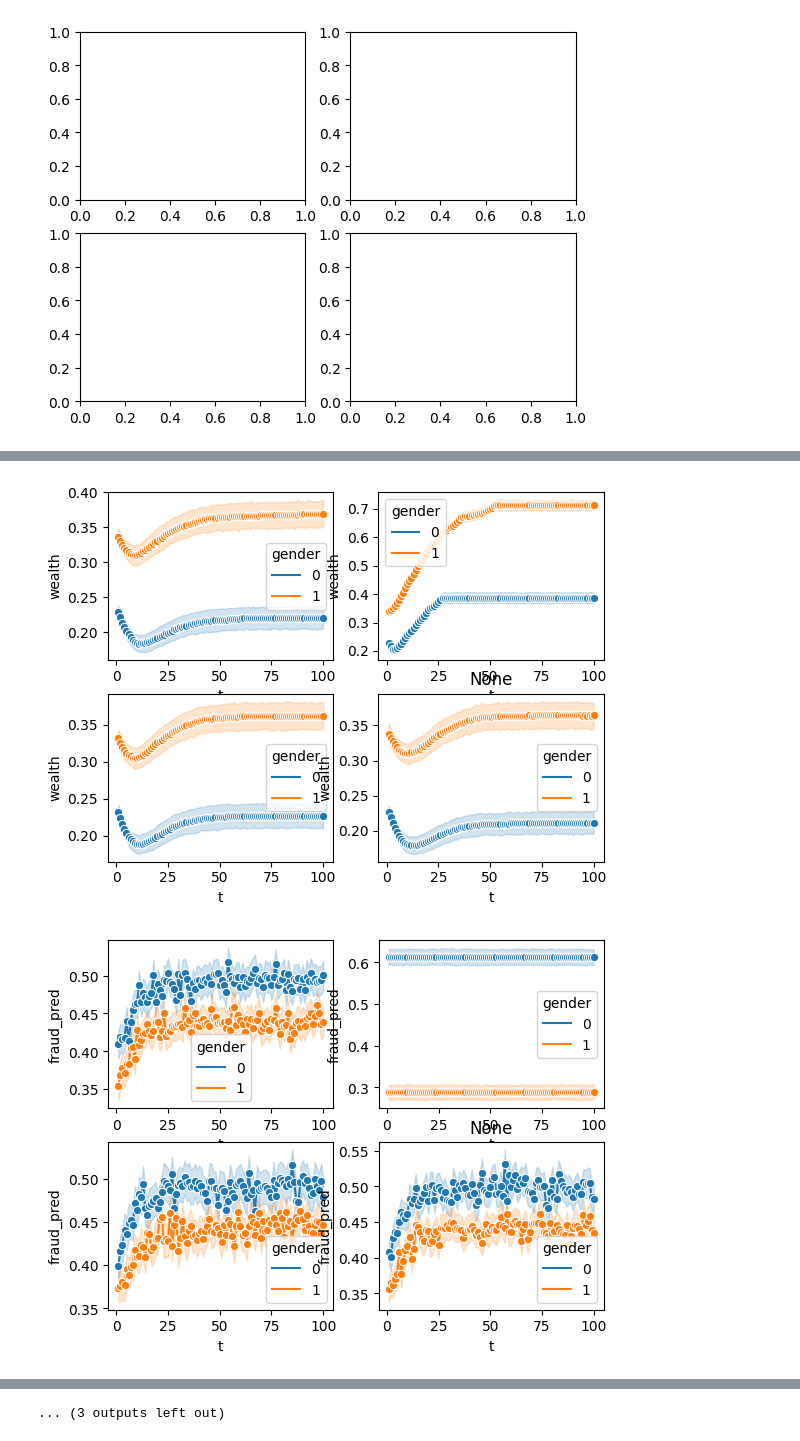
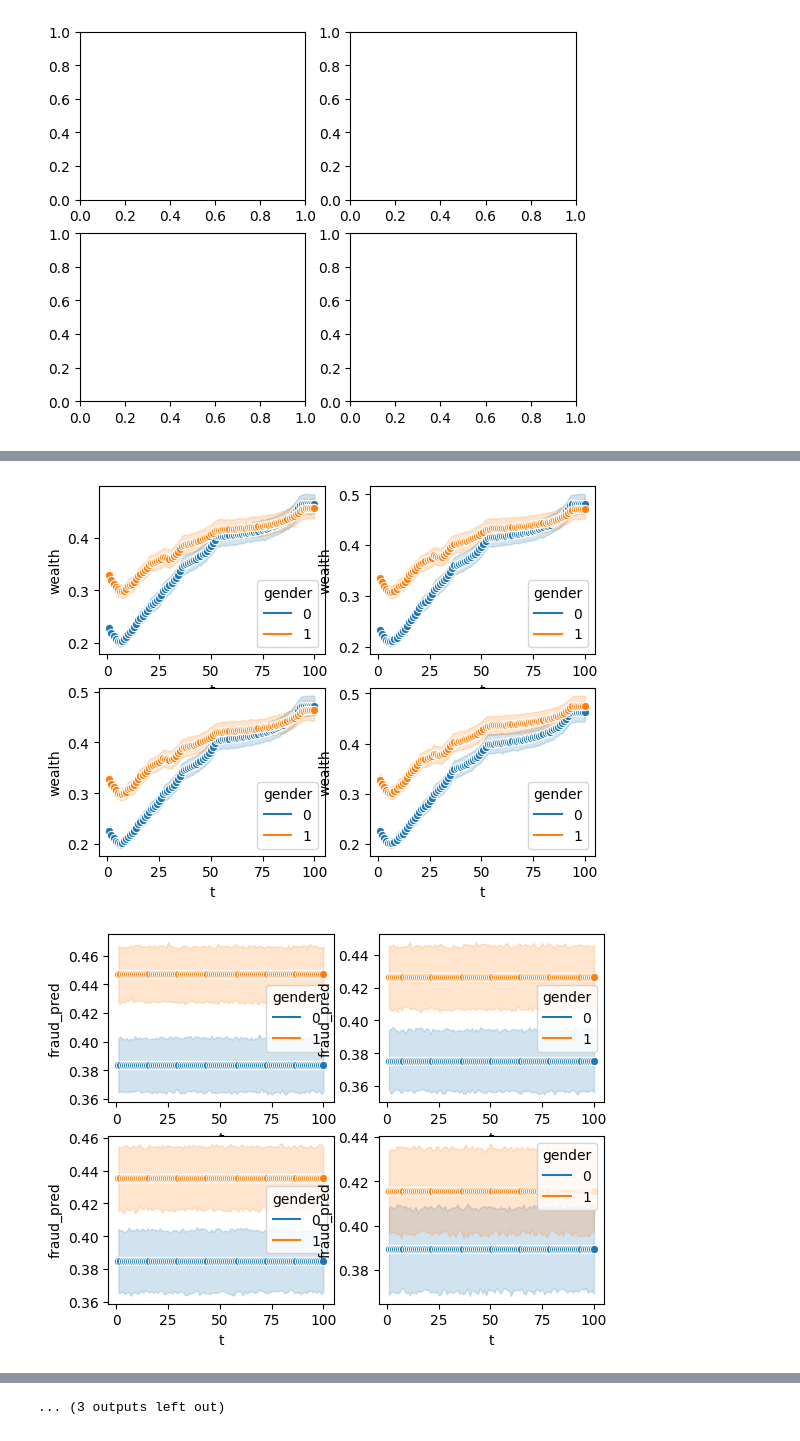
Before and after one commit to Le-Ty/abm_dm_impact, a Jupyter notebook: basic/evals/mlp_vs_clf.ipynb, the cells around one changed output, grey strips where cells are left out. Cells and saved outputs as stored; diff of their text form; code cells hidden in the pictures.

```diff
--- a/basic/evals/mlp_vs_clf.ipynb
+++ b/basic/evals/mlp_vs_clf.ipynb
@@ -178,12 +171,23 @@ KeyboardInterrupt:
 # %%
-with open('df_ None _appeal.pkl', "rb") as f:
+with open('data/expis/05_09/df_star_is3.pkl_appeal.pkl', "rb") as f:
     proba_appeal = pickle.load(f)
 
-with open('df_ None _None.pkl', "rb") as f:
+with open('data/expis/05_09/df_star_is3.pkl_None.pkl', "rb") as f:
     proba = pickle.load(f)
 
-with open('df_ clf_det0_decorFalse2.pkl _appeal.pkl', "rb") as f:
+with open('data/expis/05_09/df_star_is2.pkl_appeal.pkl', "rb") as f:
     mlp_appeal = pickle.load(f)
 
-with open('parameters_mlp.pkl', "rb") as f:
+with open('data/expis/05_09/df_star_is2.pkl_None.pkl', "rb") as f:
     mlp = pickle.load(f)
+
+sns.histplot(mlp['wealth'])
+
+
+dfs = [mlp, mlp_appeal, proba, proba_appeal]
+data = []
+for df in dfs:
+    df = transform_pd(df)
+    data.append(df)
+
+len(data)
@@ -190,8 +217,10 @@ with open('parameters_mlp.pkl', "rb") as f:
 # %%
-mlp = transform_pd(mlp)
-mlp_appeal = transform_pd(mlp_appeal)
-proba_appeal = transform_pd(proba_appeal)
-proba = transform_pd(proba)
+# mlp = transform_pd(mlp)
+# mlp_appeal = transform_pd(mlp_appeal)
+# proba_appeal = transform_pd(proba_appeal)
+# proba = transform_pd(proba)
 
-data = [mlp, mlp_appeal, proba, proba_appeal]
+data = [proba]
+
+proba['wealth'].mean()
 # %% [output]
@@ -328,8 +395,8 @@ viz(data, 'fraud_pred', 'gender')
 viz(data, 'fraud', 'gender')
 
 viz(data, 'wealth', 'misclassifications')
-viz(data, 'fraud_pred', 'misclassifications')
-viz(data, 'fraud', 'misclassifications')
+viz(data, 'gender', 'misclassifications')
+viz(data, 'race', 'misclassifications')
 
 viz(data, 'wealth', 'intersect')
 viz(data, 'fraud_pred', 'intersect')
@@ -345,2 +412,2 @@ viz2(data, 'fraud_pred')
-[figure, old version]
+[figure, new version]
-[figure, old version]
+[figure, new version]
```
Also changed, not shown: parts of 12 cells of this notebook, 7 other files.
